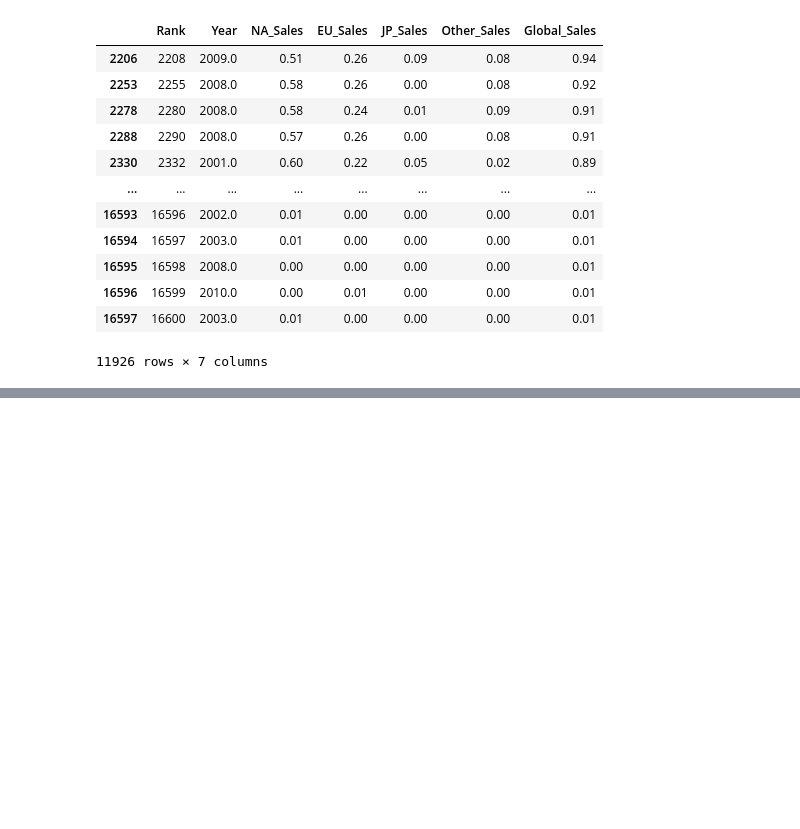
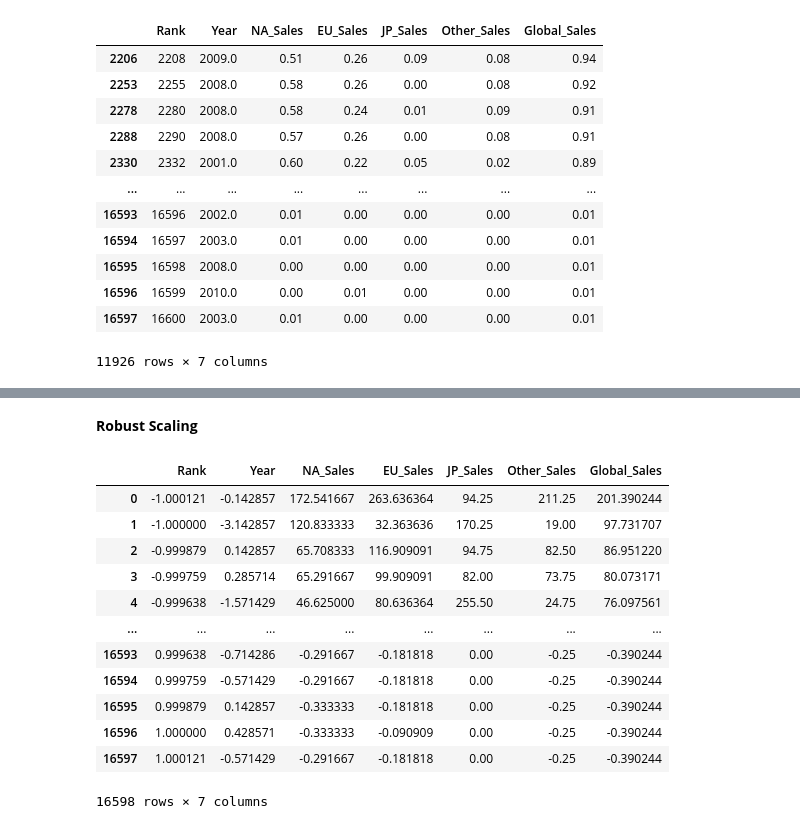
Before and after one commit to Naveenkumarwebknot/AI-ML, a Jupyter notebook: Feature_Engineering(1).ipynb, the cells around one changed output, grey strips where cells are left out. Drawn from its saved outputs; the diff is of its cells as text; code cells hidden in the pictures; blank space fills up the shorter version.

```diff
--- a/Feature_Engineering(1).ipynb
+++ b/Feature_Engineering(1).ipynb
@@ -368,0 +417,25 @@ See the caveats in the documentation: https://pandas.pydata.org/pandas-docs/stab
+# %% [markdown]
+**Robust Scaling**
+# %%
+from sklearn.preprocessing import RobustScaler
+
+df8=df.copy()
+scaler = RobustScaler()
+
+
+df_numeric_scaled = pd.DataFrame(scaler.fit_transform(df8.select_dtypes(include=np.number)), columns=df8.select_dtypes(include=np.number).columns)
+df_numeric_scaled
+# %% [output]
+|  | Rank | Year | NA_Sales | EU_Sales | JP_Sales | Other_Sales | Global_Sales |
+| 0 | -1.000121 | -0.142857 | 172.541667 | 263.636364 | 94.25 | 211.25 | 201.390244 |
+| 1 | -1.000000 | -3.142857 | 120.833333 | 32.363636 | 170.25 | 19.00 | 97.731707 |
+| 2 | -0.999879 | 0.142857 | 65.708333 | 116.909091 | 94.75 | 82.50 | 86.951220 |
+| 3 | -0.999759 | 0.285714 | 65.291667 | 99.909091 | 82.00 | 73.75 | 80.073171 |
+| 4 | -0.999638 | -1.571429 | 46.625000 | 80.636364 | 255.50 | 24.75 | 76.097561 |
+| ... | ... | ... | ... | ... | ... | ... | ... |
+| 16593 | 0.999638 | -0.714286 | -0.291667 | -0.181818 | 0.00 | -0.25 | -0.390244 |
+| 16594 | 0.999759 | -0.571429 | -0.291667 | -0.181818 | 0.00 | -0.25 | -0.390244 |
+| 16595 | 0.999879 | 0.142857 | -0.333333 | -0.181818 | 0.00 | -0.25 | -0.390244 |
+| 16596 | 1.000000 | 0.428571 | -0.333333 | -0.090909 | 0.00 | -0.25 | -0.390244 |
+| 16597 | 1.000121 | -0.571429 | -0.291667 | -0.181818 | 0.00 | -0.25 | -0.390244 |
+16598 rows × 7 columns
```
Also changed, not shown: parts of 5 cells of this notebook.
